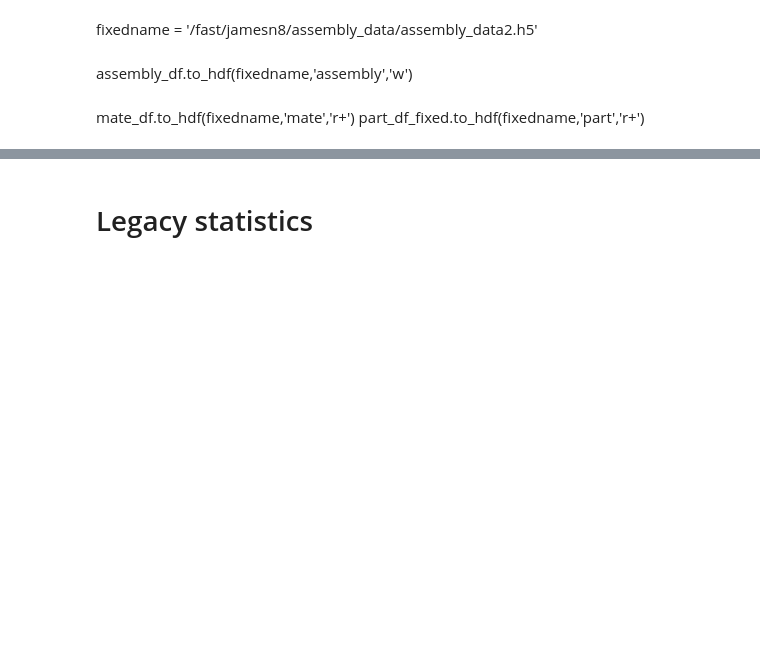
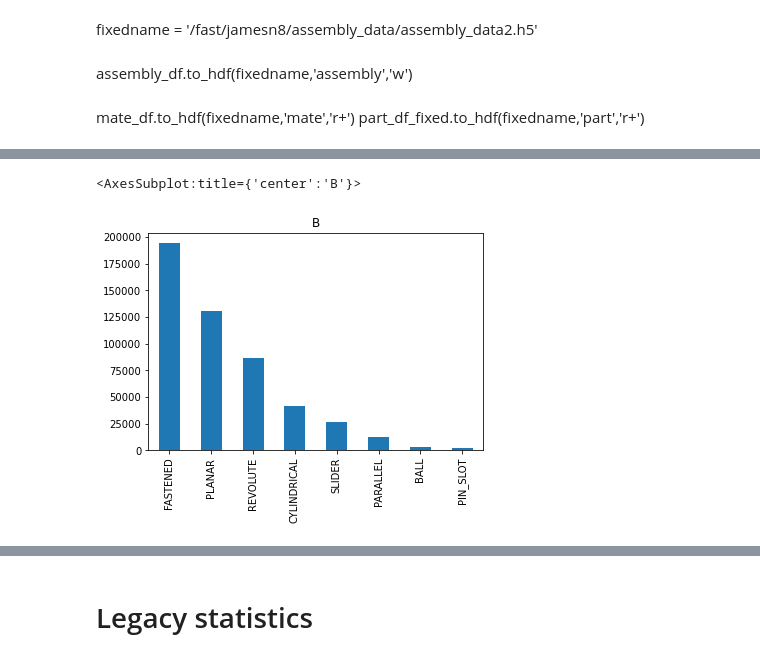
Before and after one commit to ShnitzelKiller/Mechanical, a Jupyter notebook: mechanical/statistics.ipynb, the cells around one changed output, grey strips where cells are left out. Drawn from its saved outputs; the diff is of its cells as text; code cells hidden in the pictures; blank space fills up the shorter version.

```diff
--- a/mechanical/statistics.ipynb
+++ b/mechanical/statistics.ipynb
@@ -265,0 +326,2 @@ mate_duplicates.loc['10-MS8WYyXlytoCXG1pZ-MMb6JZl4ks61uaBwr']
+# %%
+counts_B, counts_B_flattened = mate_counts(all_aggregated_by_assembly, deduped_df_movingparts.index)
@@ -265,0 +339,5 @@ mate_duplicates.loc['10-MS8WYyXlytoCXG1pZ-MMb6JZl4ks61uaBwr']
+# %%
+counts_B_flattened.plot.bar(title='B')
+# %% [output]
+<AxesSubplot:title={'center':'B'}>
+[figure, added]
```
Also changed, not shown: parts of 82 cells of this notebook.
